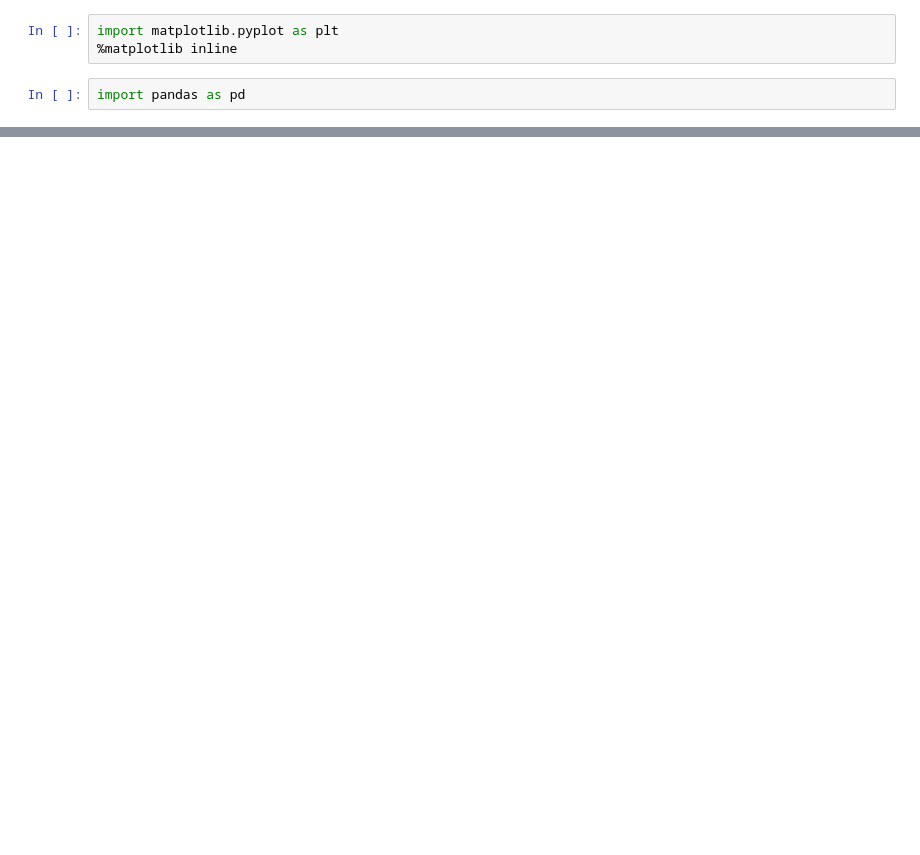
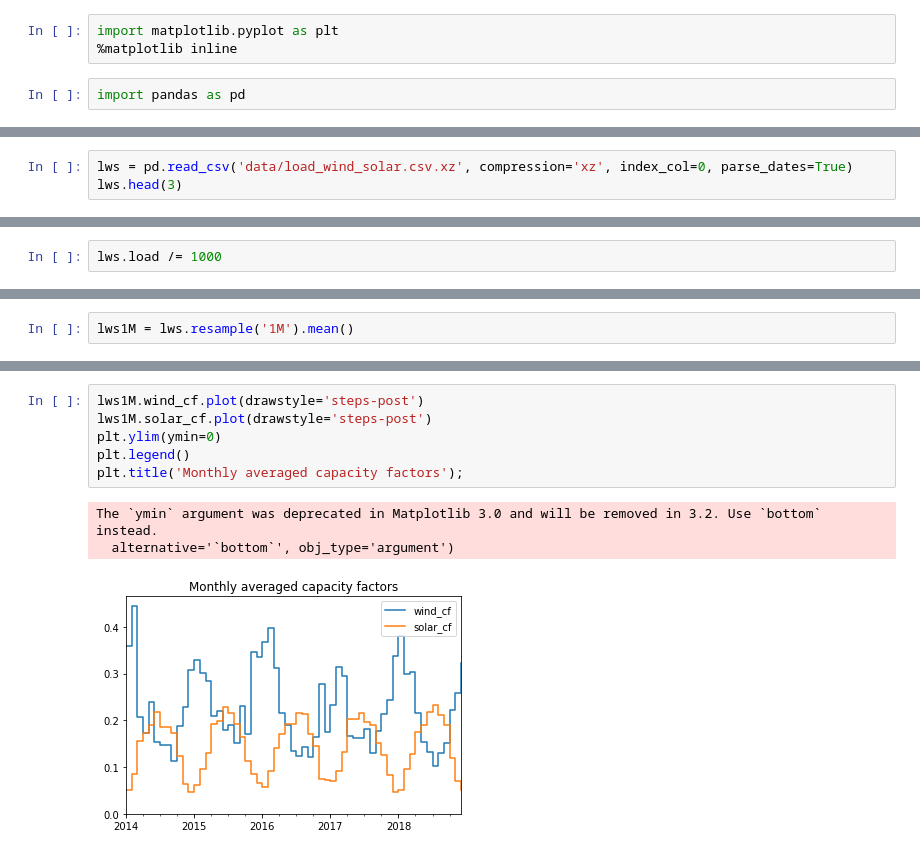
Before and after one commit to pierre-haessig/french-elec2, a Jupyter notebook: REn_Complementarity.ipynb, the cells around one changed output, grey strips where cells are left out. Drawn from its saved outputs; the diff is of its cells as text; blank space fills up the shorter version.

```diff
--- a/REn_Complementarity.ipynb
+++ b/REn_Complementarity.ipynb
@@ -167,0 +23,3 @@ ax.grid();
+# %%
+lws = pd.read_csv('data/load_wind_solar.csv.xz', compression='xz', index_col=0, parse_dates=True)
+lws.head(3)
@@ -167,0 +40,2 @@ ax.grid();
+# %%
+lws.load /= 1000
@@ -167,0 +44,2 @@ ax.grid();
+# %%
+lws1M = lws.resample('1M').mean()
@@ -167,0 +55,10 @@ ax.grid();
+# %%
+lws1M.wind_cf.plot(drawstyle='steps-post')
+lws1M.solar_cf.plot(drawstyle='steps-post')
+plt.ylim(ymin=0)
+plt.legend()
+plt.title('Monthly averaged capacity factors');
+# %% [output]
+The `ymin` argument was deprecated in Matplotlib 3.0 and will be removed in 3.2. Use `bottom` instead.
+  alternative='`bottom`', obj_type='argument')
+[figure, added]
```
Also changed, not shown: parts of 73 cells of this notebook, 4 other files.
